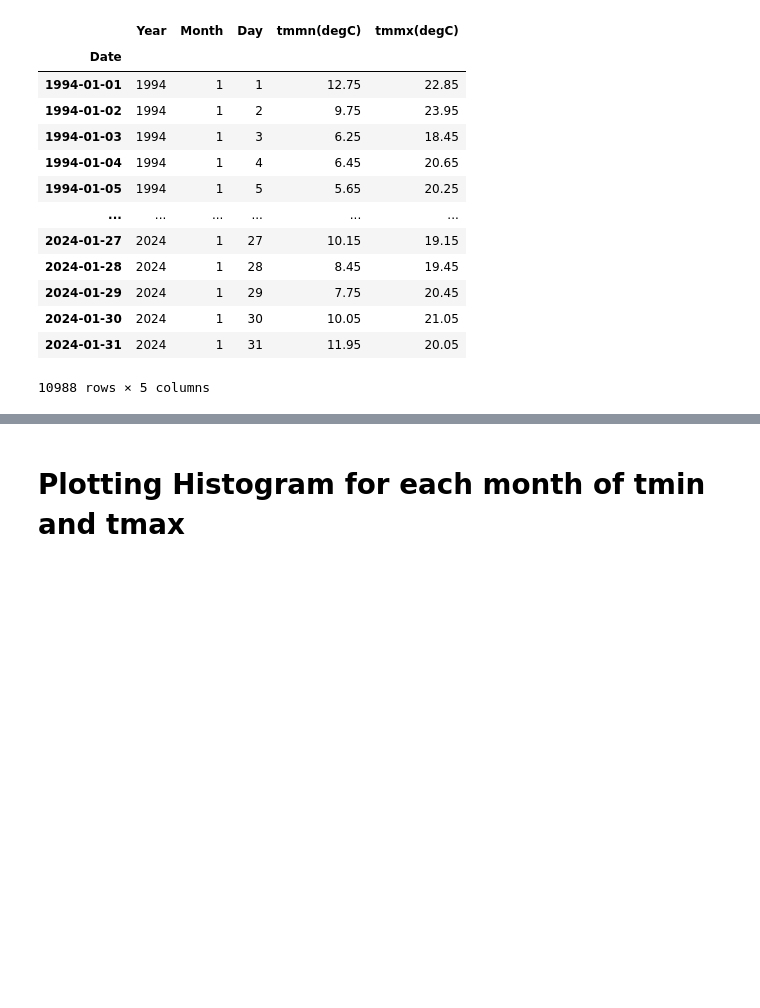
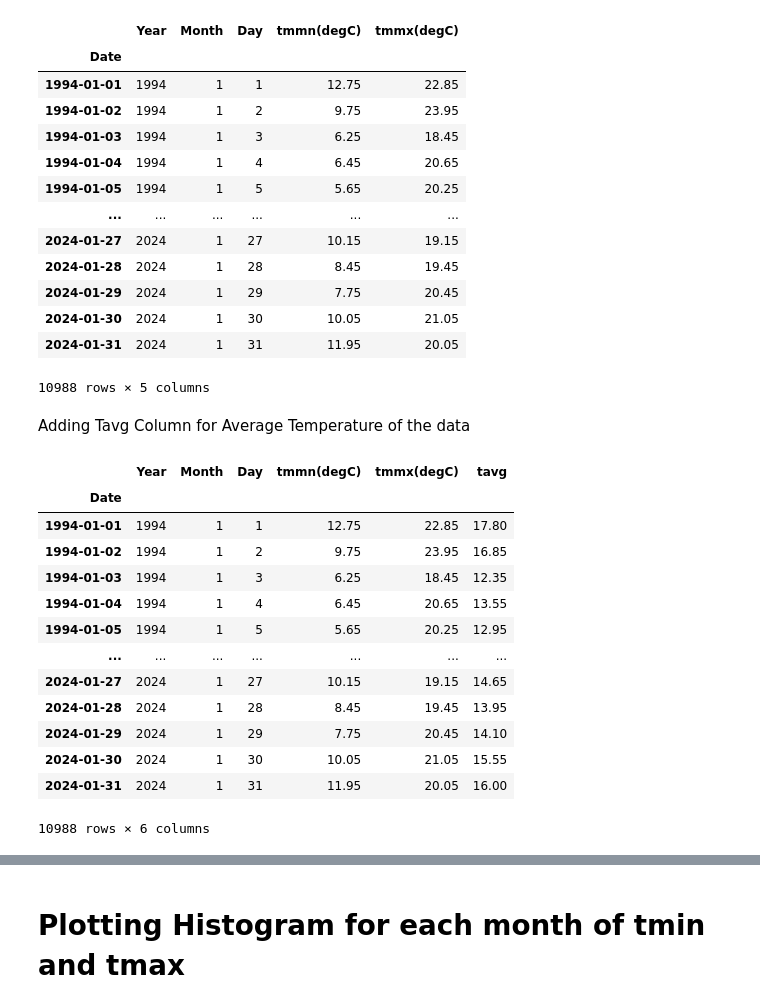
Before and after one commit to dhrutijoshi11/HypothesisTesting, a Jupyter notebook: Avg_mon_temp_in_CC.ipynb, the cells around one changed output, grey strips where cells are left out. Cells and saved outputs as stored; diff of their text form; code cells hidden in the pictures; blank space fills up the shorter version.

```diff
--- a/Avg_mon_temp_in_CC.ipynb
+++ b/Avg_mon_temp_in_CC.ipynb
@@ -51,3 +52,5 @@ temp_df
 | 2024-01-30 | 2024 | 1 | 30 | 10.05 | 21.05 |
 | 2024-01-31 | 2024 | 1 | 31 | 11.95 | 20.05 |
 10988 rows × 5 columns
+# %% [markdown]
+Adding Tavg Column for Average Temperature of the data
@@ -53,0 +59,17 @@ temp_df
+# %%
+temp_df
+# %% [output]
+|  | Year | Month | Day | tmmn(degC) | tmmx(degC) | tavg |
+| Date |  |  |  |  |  |  |
+| 1994-01-01 | 1994 | 1 | 1 | 12.75 | 22.85 | 17.80 |
+| 1994-01-02 | 1994 | 1 | 2 | 9.75 | 23.95 | 16.85 |
+| 1994-01-03 | 1994 | 1 | 3 | 6.25 | 18.45 | 12.35 |
+| 1994-01-04 | 1994 | 1 | 4 | 6.45 | 20.65 | 13.55 |
+| 1994-01-05 | 1994 | 1 | 5 | 5.65 | 20.25 | 12.95 |
+| ... | ... | ... | ... | ... | ... | ... |
+| 2024-01-27 | 2024 | 1 | 27 | 10.15 | 19.15 | 14.65 |
+| 2024-01-28 | 2024 | 1 | 28 | 8.45 | 19.45 | 13.95 |
+| 2024-01-29 | 2024 | 1 | 29 | 7.75 | 20.45 | 14.10 |
+| 2024-01-30 | 2024 | 1 | 30 | 10.05 | 21.05 | 15.55 |
+| 2024-01-31 | 2024 | 1 | 31 | 11.95 | 20.05 | 16.00 |
+10988 rows × 6 columns
```
Also changed, not shown: parts of 19 cells of this notebook.
